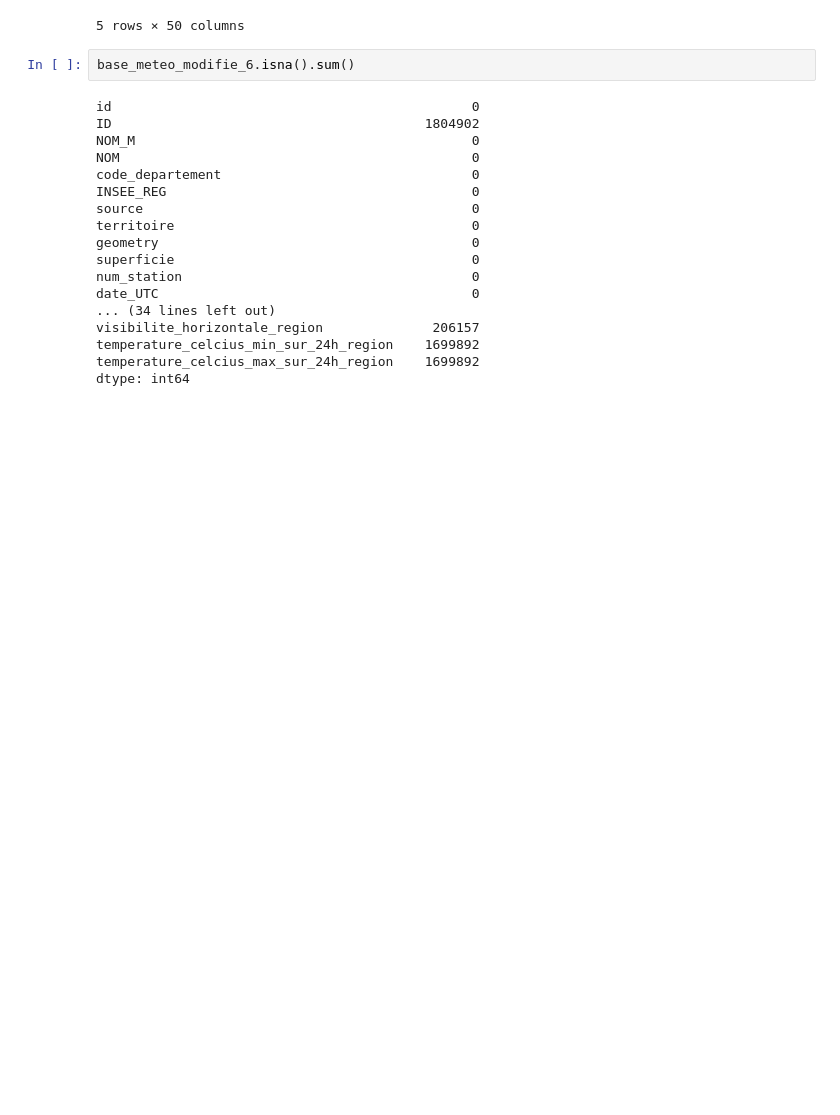
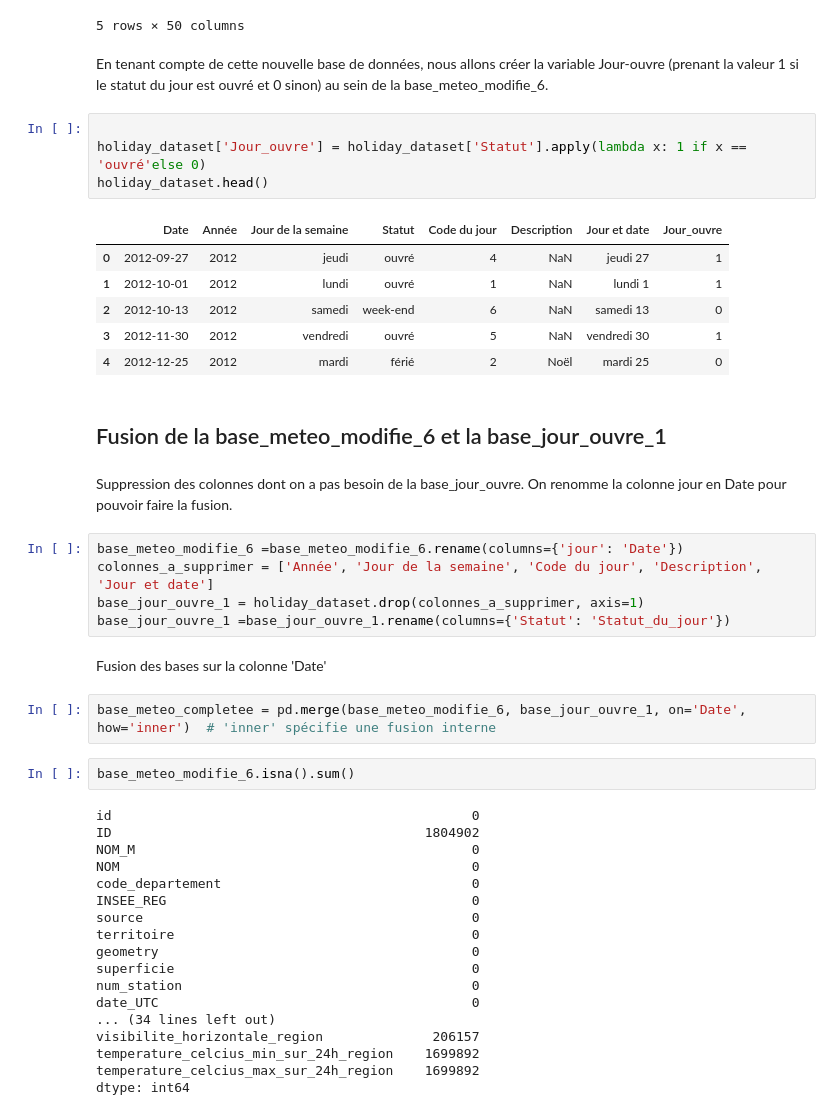
Before and after one commit to antoine-palazz/Python_DS_Project, a Jupyter notebook: Api_Odre.ipynb, the cells around one changed output. Cells and saved outputs as stored; diff of their text form; blank space fills up the shorter version.

```diff
--- a/Api_Odre.ipynb
+++ b/Api_Odre.ipynb
@@ -535,6 +535,32 @@ base_meteo_modifie_6.head()
 | 3 | DEPARTEM_FXX_00000000003 | NaN | CORSE-DU-SUD | Corse-du-Sud | 2A | 94 | IGN:EXPRESS-COG-CARTO-TERRITOIRE | metropole | MULTIPOLYGON (((8.59803 41.88006,... | ... |
 | 4 | DEPARTEM_FXX_00000000003 | NaN | CORSE-DU-SUD | Corse-du-Sud | 2A | 94 | IGN:EXPRESS-COG-CARTO-TERRITOIRE | metropole | MULTIPOLYGON (((8.59803 41.88006,... | ... |
 5 rows × 50 columns
+# %% [markdown]
+En tenant compte de cette nouvelle base de données, nous allons créer la variable Jour-ouvre (prenant la valeur 1 si le statut du jour est ouvré et 0 sinon) au sein de la base_meteo_modifie_6.
+# %%
+
+holiday_dataset['Jour_ouvre'] = holiday_dataset['Statut'].apply(lambda x: 1 if x == 'ouvré'else 0)
+holiday_dataset.head()
+# %% [output]
+|  | Date | Année | Jour de la semaine | Statut | Code du jour | Description | Jour et date | Jour_ouvre |
+| 0 | 2012-09-27 | 2012 | jeudi | ouvré | 4 | NaN | jeudi 27 | 1 |
+| 1 | 2012-10-01 | 2012 | lundi | ouvré | 1 | NaN | lundi 1 | 1 |
+| 2 | 2012-10-13 | 2012 | samedi | week-end | 6 | NaN | samedi 13 | 0 |
+| 3 | 2012-11-30 | 2012 | vendredi | ouvré | 5 | NaN | vendredi 30 | 1 |
+| 4 | 2012-12-25 | 2012 | mardi | férié | 2 | Noël | mardi 25 | 0 |
+# %% [markdown]
+## Fusion de la base_meteo_modifie_6 et la base_jour_ouvre_1
+# %% [markdown]
+Suppression des colonnes dont on a pas besoin de la base_jour_ouvre. On renomme la colonne jour en Date pour pouvoir faire la fusion.
+# %%
+base_meteo_modifie_6 =base_meteo_modifie_6.rename(columns={'jour': 'Date'})
+colonnes_a_supprimer = ['Année', 'Jour de la semaine', 'Code du jour', 'Description', 'Jour et date']
+base_jour_ouvre_1 = holiday_dataset.drop(colonnes_a_supprimer, axis=1)
+base_jour_ouvre_1 =base_jour_ouvre_1.rename(columns={'Statut': 'Statut_du_jour'})
+# %% [markdown]
+Fusion des bases sur la colonne 'Date'
+# %%
+base_meteo_completee = pd.merge(base_meteo_modifie_6, base_jour_ouvre_1, on='Date', how='inner')  # 'inner' spécifie une fusion interne
 # %%
 base_meteo_modifie_6.isna().sum()
 # %% [output]
```
